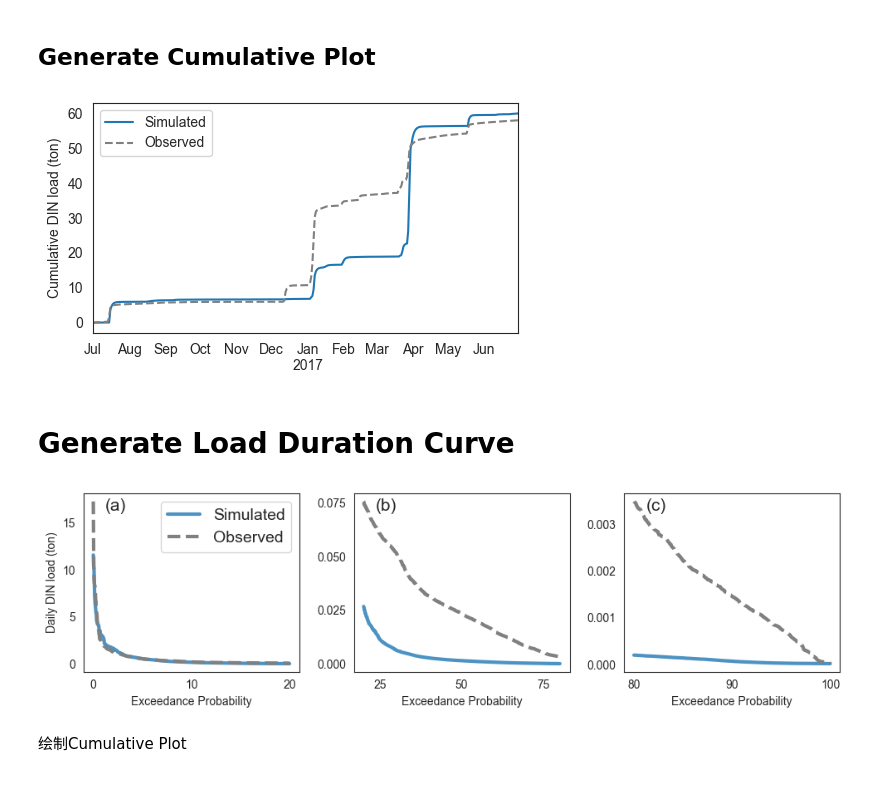
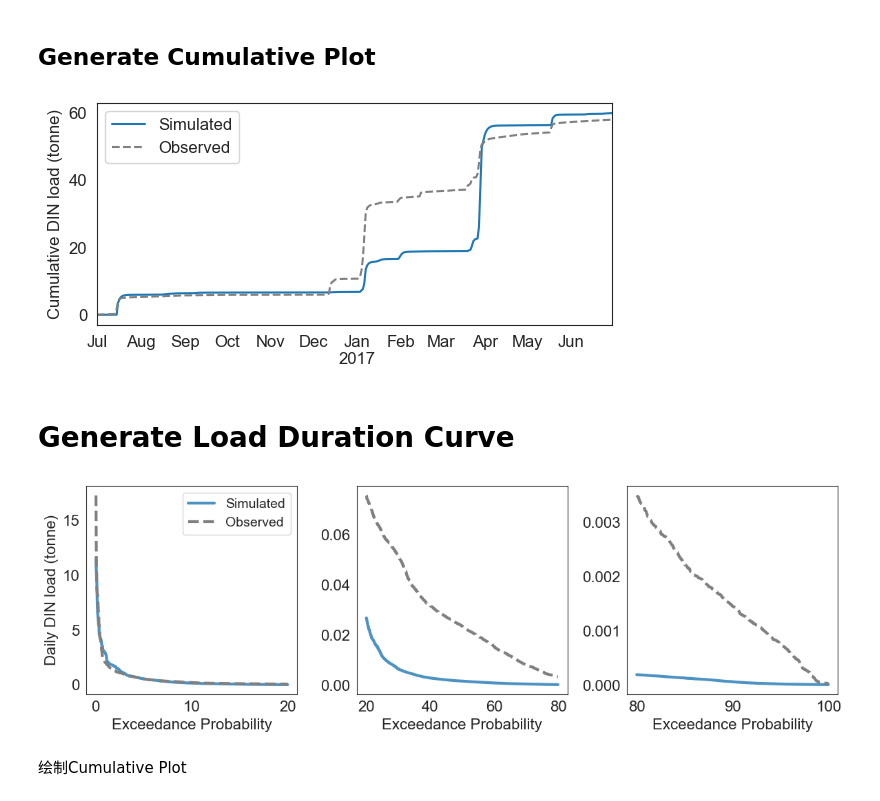
Before and after one commit to QianWanghhu/GraphEvalUnc, a Jupyter notebook: src/illustrative_plots.ipynb, the cells around one changed output. Drawn from its saved outputs; the diff is of its cells as text; code cells hidden in the pictures.

Commit message:
Revise illustrative figures to address reviewers' comments.

```diff
--- a/src/illustrative_plots.ipynb
+++ b/src/illustrative_plots.ipynb
@@ -31,15 +31,24 @@ obs_daily_ensmb.index = pd.to_datetime(obs_daily_ensmb.index)
 # %%
 # Plot cumulative plot
 fig = sns.set_style('white')
-ax = mod_flow_load.loc['2016-07-01':'2017-06-30', din_load_col].cumsum().plot(label  = 'Simulated', figsize=(5, 3))
+plt.rcParams.update({
+    'font.size': 12,               # 控制默认文本大小
+    'axes.titlesize': 12,          # 坐标轴标题大小
+    'axes.labelsize': 12,          # 坐标轴标签大小
+    'xtick.labelsize': 12,         # x轴刻度标签大小
+    'ytick.labelsize': 12,         # y轴刻度标签大小
+    'legend.fontsize': 12,         # 图例字体大小
+    'figure.titlesize': 12         # 图形总标题大小
+})
+ax = mod_flow_load.loc['2016-07-01':'2017-06-30', din_load_col].cumsum().plot(label  = 'Simulated', figsize=(6, 3))
 obs_daily_ensmb.loc['2016-07-01':'2017-06-30', 1].cumsum().plot(ax=ax, label  = 'Observed', color = 'grey', ls = '--')
 plt.legend()
-plt.ylabel('Cumulative DIN load (ton)')
+plt.ylabel('Cumulative DIN load (tonne)')
 plt.xlabel('')
 plt.tight_layout()
 plt.savefig(f'{fig_dir}Illustrative plot/cumulative_plot.png', dpi=300)
 # %% [output]
-[figure, old version]
+[figure, new version]
 # %% [markdown]
 # Generate Load Duration Curve
 # %%
@@ -62,7 +71,7 @@ sorted_obs_load['Segment'] = pd.cut(sorted_obs_load['Exceedance Probability'],
                       bins=[0, 20, 80, 100],
                       labels=['Peak (0-20%)', 'Intermediate (20-80%)', 'Base (80-100%)'])
 # 绘制分段图表
-fig, axes = plt.subplots(nrows = 1, ncols=3, figsize=(10, 3))
+fig, axes = plt.subplots(nrows = 1, ncols=3, figsize=(12, 4))
 # 设置全局字体大小
 plt.rcParams.update({
     'font.size': 14,               # 控制默认文本大小
@@ -89,16 +98,16 @@ sns.lineplot(data = sorted_mod_load[sorted_mod_load['Segment'] == 'Base (80-100%
              x = 'Exceedance Probability', y = din_load_col, ax = axes[2], linewidth = 3, alpha = 0.8)
 sns.lineplot(data = sorted_obs_load[sorted_obs_load['Segment'] == 'Base (80-100%)'],
              x = 'Exceedance Probability', y = 1, ax = axes[2], color = 'grey', ls = '--', linewidth = 3)
-axes[0].set_ylabel('Daily DIN load (ton)')
+axes[0].set_ylabel('Daily DIN load (tonne)')
 axes[1].set_ylabel('')
 axes[2].set_ylabel('')
-axes[0].text(0.1, 0.9, "(a)", fontsize=15, transform=axes[0].transAxes)
-axes[1].text(0.1, 0.9, "(b)", fontsize=15, transform=axes[1].transAxes)
-axes[2].text(0.1, 0.9, "(c)", fontsize=15, transform=axes[2].transAxes)
+# axes[0].text(0.1, 0.9, "(a)", fontsize=15, transform=axes[0].transAxes)
+# axes[1].text(0.1, 0.9, "(b)", fontsize=15, transform=axes[1].transAxes)
+# axes[2].text(0.1, 0.9, "(c)", fontsize=15, transform=axes[2].transAxes)
 plt.tight_layout()
 plt.savefig(f'{fig_dir}Illustrative plot/load_duration_curve.png', dpi=300)
 # %% [output]
-[figure, old version]
+[figure, new version]
 # %% [markdown]
 绘制Cumulative Plot
 # %%
```
Also changed, not shown: parts of 6 cells of this notebook, 6 other files.
